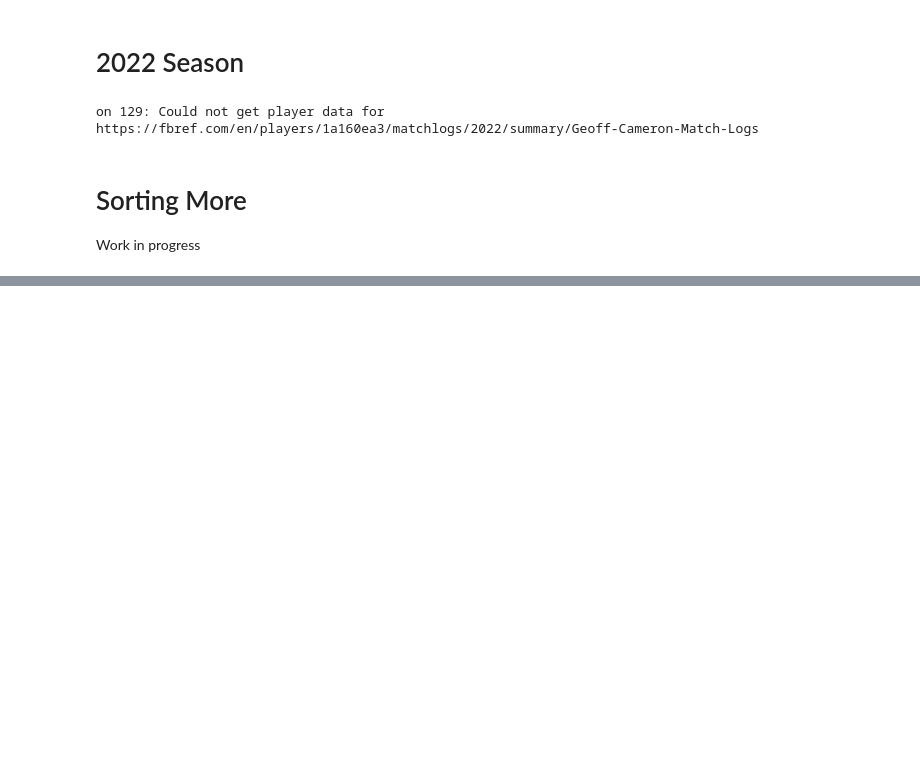
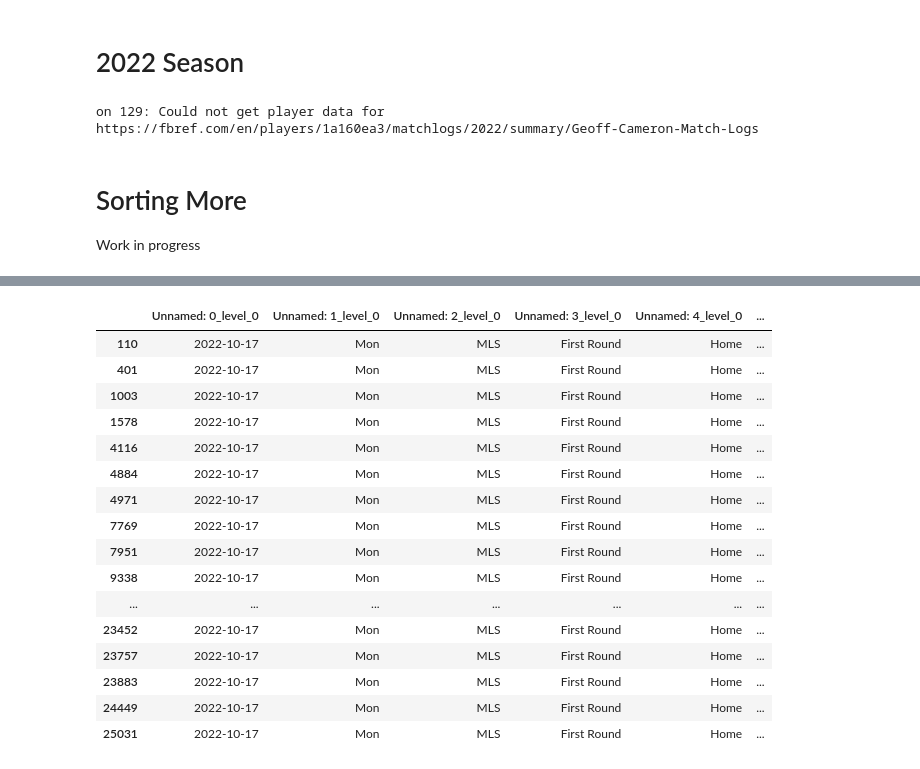
Before and after one commit to cmluna2913/FutbolMatchPrediction, a Jupyter notebook: notebooks/data_extraction.ipynb, the cells around one changed output, grey strips where cells are left out. Drawn from its saved outputs; the diff is of its cells as text; code cells hidden in the pictures; blank space fills up the shorter version.

```diff
--- a/notebooks/data_extraction.ipynb
+++ b/notebooks/data_extraction.ipynb
@@ -280,0 +269,2 @@ game_schedule_df.to_csv(output/'game_schedule_2024.csv', index=False)
+# %%
+game_schedule_df = df_2022[['Unnamed: 0_level_0', 'Unnamed: 1_level_0','Unnamed: 2_level_0', 'Unnamed: 3_level_0', 'Unnamed: 4_level_0', 'Unnamed: 6_level_0','Unnamed: 7_level_0', 'Unnamed: 5_level_0']]
@@ -280,0 +319,20 @@ game_schedule_df.to_csv(output/'game_schedule_2024.csv', index=False)
+# %%
+game_schedule_df[game_schedule_df['Unnamed: 0_level_0']=='2022-10-17']
+# %% [output]
+|  | Unnamed: 0_level_0 | Unnamed: 1_level_0 | Unnamed: 2_level_0 | Unnamed: 3_level_0 | Unnamed: 4_level_0 | ... |
+| 110 | 2022-10-17 | Mon | MLS | First Round | Home | ... |
+| 401 | 2022-10-17 | Mon | MLS | First Round | Home | ... |
+| 1003 | 2022-10-17 | Mon | MLS | First Round | Home | ... |
+| 1578 | 2022-10-17 | Mon | MLS | First Round | Home | ... |
+| 4116 | 2022-10-17 | Mon | MLS | First Round | Home | ... |
+| 4884 | 2022-10-17 | Mon | MLS | First Round | Home | ... |
+| 4971 | 2022-10-17 | Mon | MLS | First Round | Home | ... |
+| 7769 | 2022-10-17 | Mon | MLS | First Round | Home | ... |
+| 7951 | 2022-10-17 | Mon | MLS | First Round | Home | ... |
+| 9338 | 2022-10-17 | Mon | MLS | First Round | Home | ... |
+| ... | ... | ... | ... | ... | ... | ... |
+| 23452 | 2022-10-17 | Mon | MLS | First Round | Home | ... |
+| 23757 | 2022-10-17 | Mon | MLS | First Round | Home | ... |
+| 23883 | 2022-10-17 | Mon | MLS | First Round | Home | ... |
+| 24449 | 2022-10-17 | Mon | MLS | First Round | Home | ... |
+| 25031 | 2022-10-17 | Mon | MLS | First Round | Home | ... |
```
Also changed, not shown: parts of 21 cells of this notebook.
